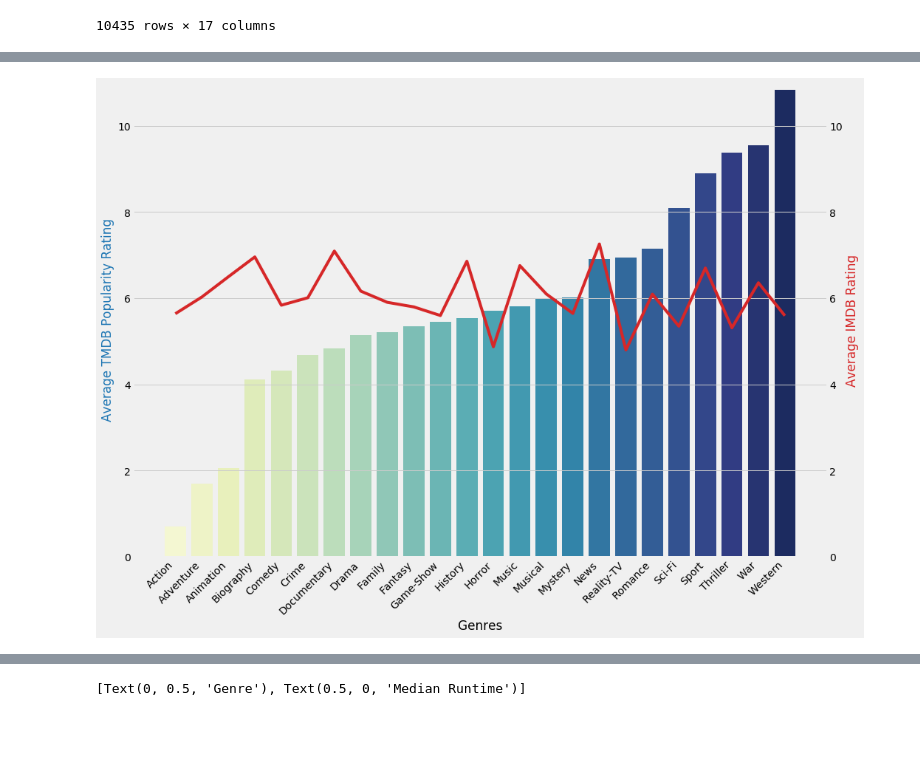
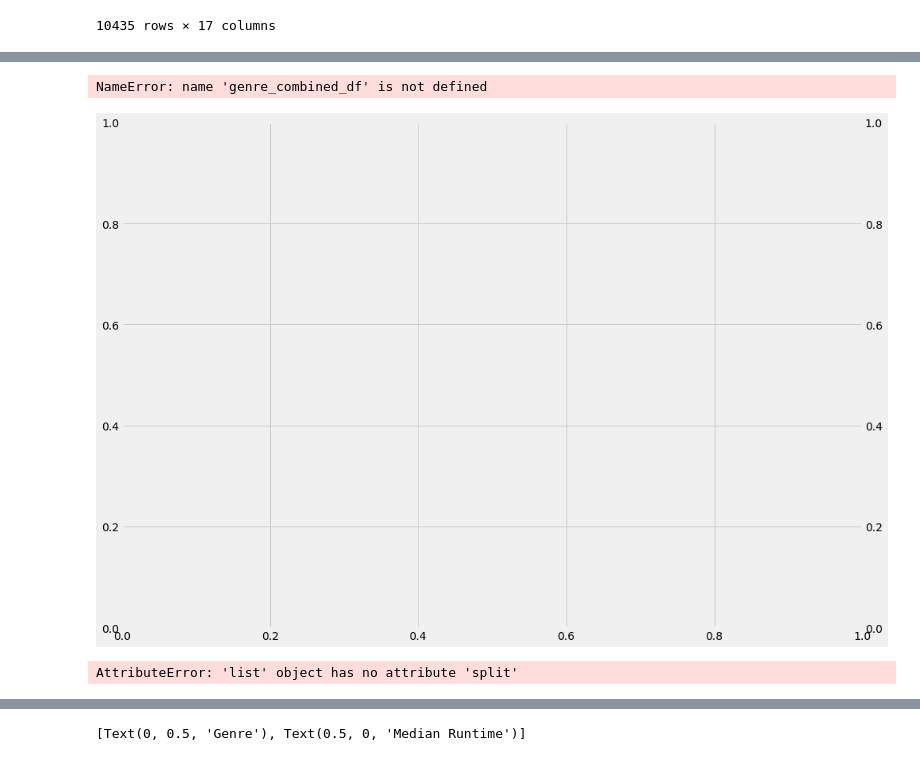
Before and after one commit to cmf-datasci/module1_project, a Jupyter notebook: Working-Sheet_vFriAM.ipynb, the cells around one changed output, grey strips where cells are left out. Saved outputs shown, nothing was run; the diff lists cells and outputs as text; code cells hidden in the pictures; blank space fills up the shorter version.

```diff
--- a/Working-Sheet_vFriAM.ipynb
+++ b/Working-Sheet_vFriAM.ipynb
@@ -471,9 +477,3 @@ full_list
 10435 rows × 26 columns
 # %%
 master_imdb_tmdb = pd.merge(master_imdb_tmdb, full_list,how='left', on='master_id')
-# %%
-genre_names = full_list.columns
-genre_names = list(genre_names[2:26])
-
-genre_names_df = pd.DataFrame(genre_names)
-genre_names_df = genre_names_df.rename(columns={0: 'genre_name'})
@@ -509,6 +550,6 @@ for i in genre_names:
 
 genre_popularity_averages_df = pd.DataFrame(genre_popularity_averages)
 genre_popularity_averages_df = genre_popularity_averages_df.rename(columns={0: 'average_popularity'})
-genre_combined_df = pd.merge(genre_combined_df,genre_popularity_averages_df,left_index=True,right_index=True).sort_values('average_popularity')
+genre_combined_df = pd.merge(genre_combined_df,genre_popularity_averages_df,left_index=True,right_index=True)
 genre_combined_df
 # %% [output]
@@ -531,0 +557,2 @@ genre_combined_df
+# %%
+genre_combined_df = genre_combined_df.sort_values('average_popularity')
@@ -540,15 +572,26 @@ ax.set(xlabel='Average TMDB Popularity Rating')
 # %%
+#COMBINED GRAPH
+
 f, ax1 = plt.subplots(figsize=(15,11))
-ax1 = sns.barplot(x='genre_name',y='average_popularity',data=genre_combined_df, palette='YlGnBu')
+ax2 = ax1.twinx()
+sns.lineplot(x='genre_name', y='averagerating_imdb', data = genre_combined_df, color='tab:red',ax=ax2)
+sns.barplot(x='genre_name',y='average_popularity',data=genre_combined_df, palette='YlGnBu',ax=ax1)
+
 ax1.set(ylabel='Average TMDB Popularity Rating', xlabel='Genres')
 ax1.set_ylabel('Average TMDB Popularity Rating', color='tab:blue')
 ax1.set_xticklabels(ax1.get_xticklabels(), rotation=45, horizontalalignment='right')
 ax1.set_ylim(bottom=0,top=11)
-
-ax2 = ax1.twinx()
-ax2 = sns.lineplot(x='genre_name', y='averagerating_imdb', data = genre_combined_df, color='tab:red')
 ax2.set_ylabel('Average IMDB Rating', color='tab:red')
 ax2.set_ylim(bottom=0,top=11)
 plt.show()
 # %% [output]
+NameError: name 'genre_combined_df' is not defined
-[figure, old version]
+[figure, new version]
+# %%
+#Box Plot Prep
+
+dummy = master_imdb_tmdb
+dummy['genres_x'] = [x.split(',') for x in dummy['genres_x']]
+dummy = dummy.explode('genres_x')
+# %% [output]
+AttributeError: 'list' object has no attribute 'split'
```
Also changed, not shown: parts of 38 cells of this notebook.
